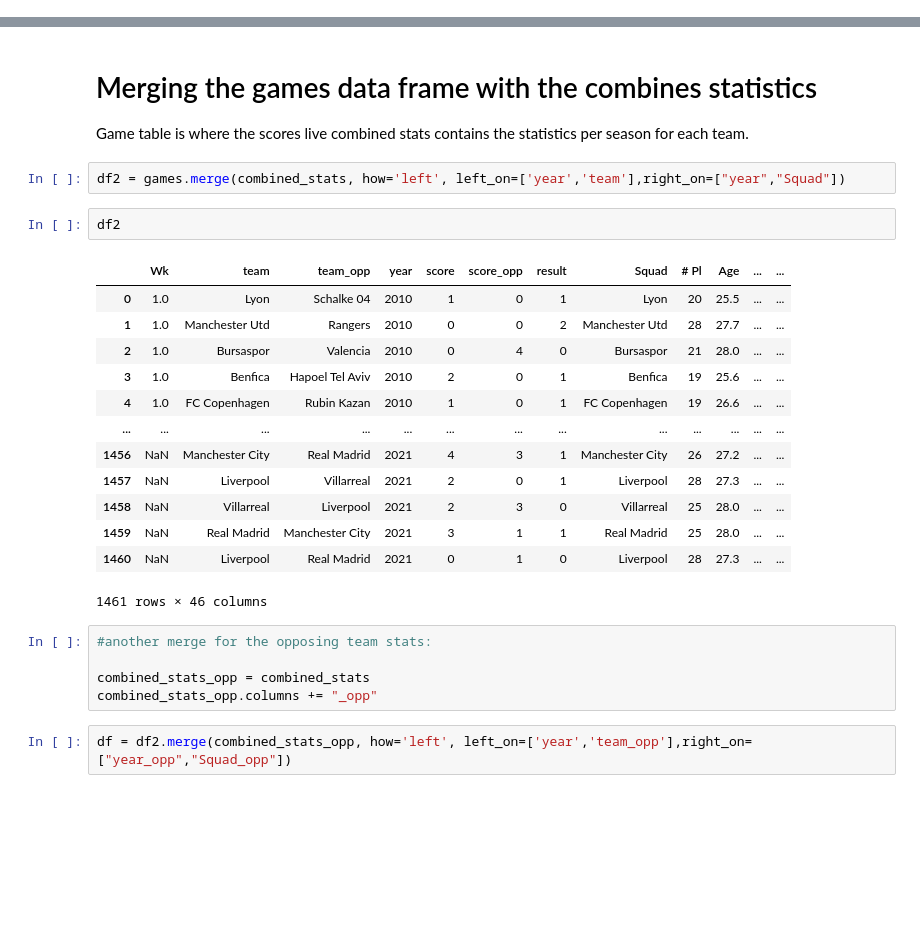
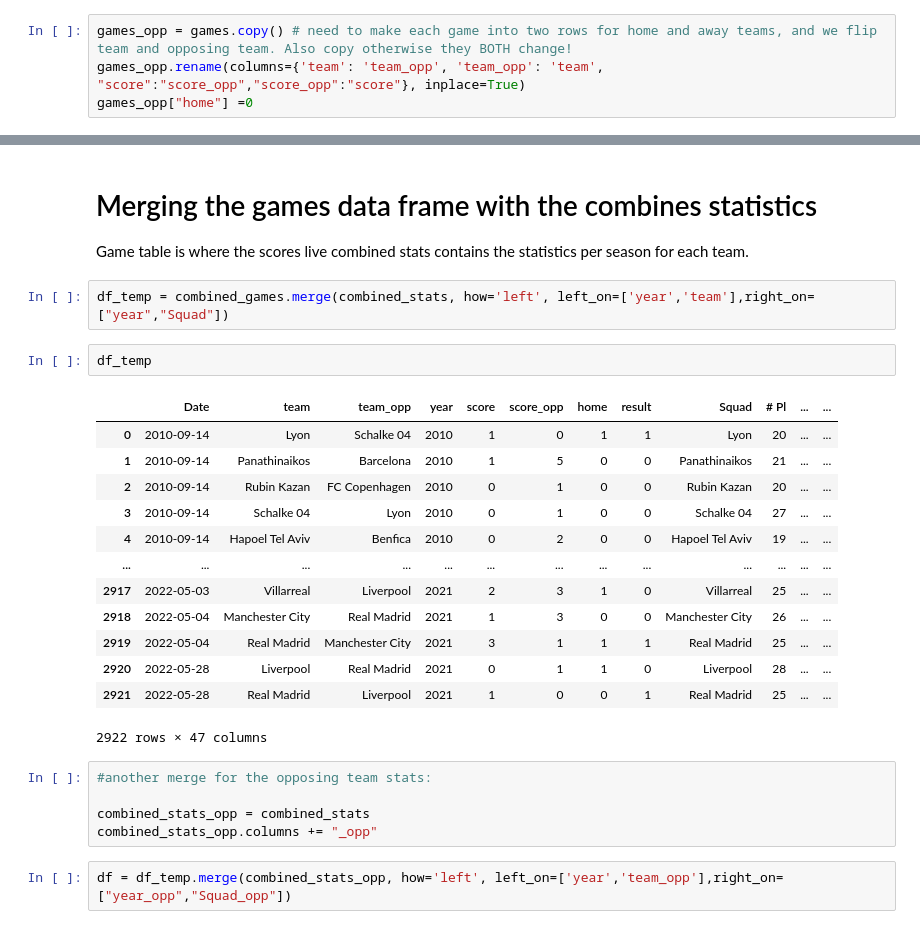
Before and after one commit to RaminVali/CL_WebScraping_ML_Prediction, a Jupyter notebook: parse_data.ipynb, the cells around one changed output, grey strips where cells are left out. Saved outputs shown, nothing was run; the diff lists cells and outputs as text; blank space fills up the shorter version.

Commit message:
performed more data cleaning and did an opposition game table

```diff
--- a/parse_data.ipynb
+++ b/parse_data.ipynb
@@ -354,0 +325,4 @@ games['team_opp'] = games['team_opp'].str[3:].str.lstrip() #removing spaces form
+# %%
+games_opp = games.copy() # need to make each game into two rows for home and away teams, and we flip team and opposing team. Also copy otherwise they BOTH change!
+games_opp.rename(columns={'team': 'team_opp', 'team_opp': 'team', "score":"score_opp","score_opp":"score"}, inplace=True)
+games_opp["home"] =0
@@ -358,30 +410,30 @@ games['team_opp'] = games['team_opp'].str[3:].str.lstrip() #removing spaces form
 Game table is where the scores live
 combined stats contains the statistics per season for each team.
 # %%
-df2 = games.merge(combined_stats, how='left', left_on=['year','team'],right_on=["year","Squad"])
+df_temp = combined_games.merge(combined_stats, how='left', left_on=['year','team'],right_on=["year","Squad"])
-# %%
-df2
-# %% [output]
-|  | Wk | team | team_opp | year | score | score_opp | result | Squad | # Pl | Age | ... | ... |
-| 0 | 1.0 | Lyon | Schalke 04 | 2010 | 1 | 0 | 1 | Lyon | 20 | 25.5 | ... | ... |
-| 1 | 1.0 | Manchester Utd | Rangers | 2010 | 0 | 0 | 2 | Manchester Utd | 28 | 27.7 | ... | ... |
-| 2 | 1.0 | Bursaspor | Valencia | 2010 | 0 | 4 | 0 | Bursaspor | 21 | 28.0 | ... | ... |
-| 3 | 1.0 | Benfica | Hapoel Tel Aviv | 2010 | 2 | 0 | 1 | Benfica | 19 | 25.6 | ... | ... |
-| 4 | 1.0 | FC Copenhagen | Rubin Kazan | 2010 | 1 | 0 | 1 | FC Copenhagen | 19 | 26.6 | ... | ... |
-| ... | ... | ... | ... | ... | ... | ... | ... | ... | ... | ... | ... | ... |
-| 1456 | NaN | Manchester City | Real Madrid | 2021 | 4 | 3 | 1 | Manchester City | 26 | 27.2 | ... | ... |
-| 1457 | NaN | Liverpool | Villarreal | 2021 | 2 | 0 | 1 | Liverpool | 28 | 27.3 | ... | ... |
-| 1458 | NaN | Villarreal | Liverpool | 2021 | 2 | 3 | 0 | Villarreal | 25 | 28.0 | ... | ... |
-| 1459 | NaN | Real Madrid | Manchester City | 2021 | 3 | 1 | 1 | Real Madrid | 25 | 28.0 | ... | ... |
-| 1460 | NaN | Liverpool | Real Madrid | 2021 | 0 | 1 | 0 | Liverpool | 28 | 27.3 | ... | ... |
-1461 rows × 46 columns
+# %%
+df_temp
+# %% [output]
+|  | Date | team | team_opp | year | score | score_opp | home | result | Squad | # Pl | ... | ... |
+| 0 | 2010-09-14 | Lyon | Schalke 04 | 2010 | 1 | 0 | 1 | 1 | Lyon | 20 | ... | ... |
+| 1 | 2010-09-14 | Panathinaikos | Barcelona | 2010 | 1 | 5 | 0 | 0 | Panathinaikos | 21 | ... | ... |
+| 2 | 2010-09-14 | Rubin Kazan | FC Copenhagen | 2010 | 0 | 1 | 0 | 0 | Rubin Kazan | 20 | ... | ... |
+| 3 | 2010-09-14 | Schalke 04 | Lyon | 2010 | 0 | 1 | 0 | 0 | Schalke 04 | 27 | ... | ... |
+| 4 | 2010-09-14 | Hapoel Tel Aviv | Benfica | 2010 | 0 | 2 | 0 | 0 | Hapoel Tel Aviv | 19 | ... | ... |
+| ... | ... | ... | ... | ... | ... | ... | ... | ... | ... | ... | ... | ... |
+| 2917 | 2022-05-03 | Villarreal | Liverpool | 2021 | 2 | 3 | 1 | 0 | Villarreal | 25 | ... | ... |
+| 2918 | 2022-05-04 | Manchester City | Real Madrid | 2021 | 1 | 3 | 0 | 0 | Manchester City | 26 | ... | ... |
+| 2919 | 2022-05-04 | Real Madrid | Manchester City | 2021 | 3 | 1 | 1 | 1 | Real Madrid | 25 | ... | ... |
+| 2920 | 2022-05-28 | Liverpool | Real Madrid | 2021 | 0 | 1 | 1 | 0 | Liverpool | 28 | ... | ... |
+| 2921 | 2022-05-28 | Real Madrid | Liverpool | 2021 | 1 | 0 | 0 | 1 | Real Madrid | 25 | ... | ... |
+2922 rows × 47 columns
 # %%
 #another merge for the opposing team stats:
 
 combined_stats_opp = combined_stats
 combined_stats_opp.columns += "_opp"
 # %%
-df = df2.merge(combined_stats_opp, how='left', left_on=['year','team_opp'],right_on=["year_opp","Squad_opp"])
+df = df_temp.merge(combined_stats_opp, how='left', left_on=['year','team_opp'],right_on=["year_opp","Squad_opp"])
 # %%
 df # and this is the final product after all the cleaning, 1461 games, where we have the scores, and stats for the team and the opposing team.
 # %% [output]
```
Also changed, not shown: parts of 19 cells of this notebook.
